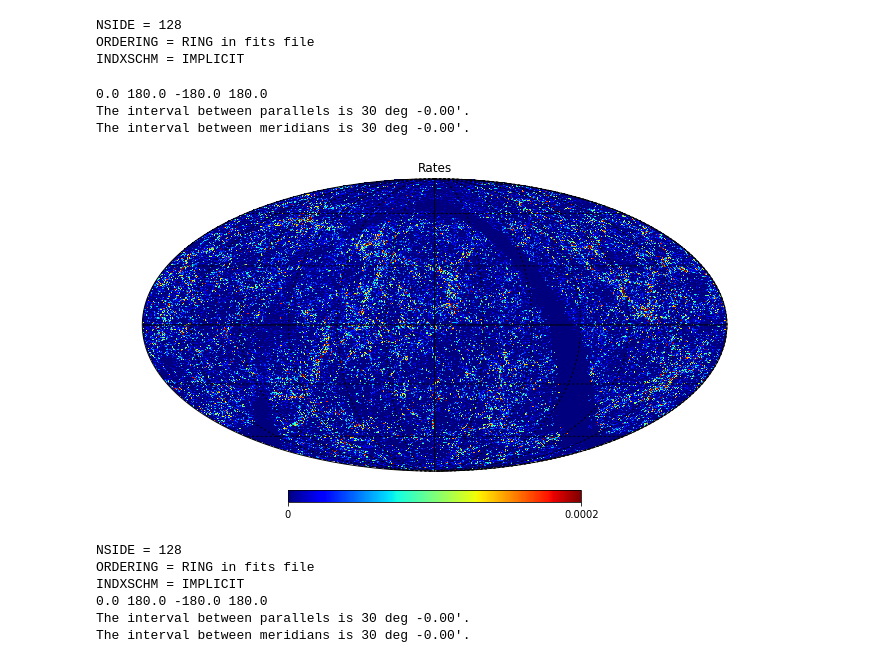
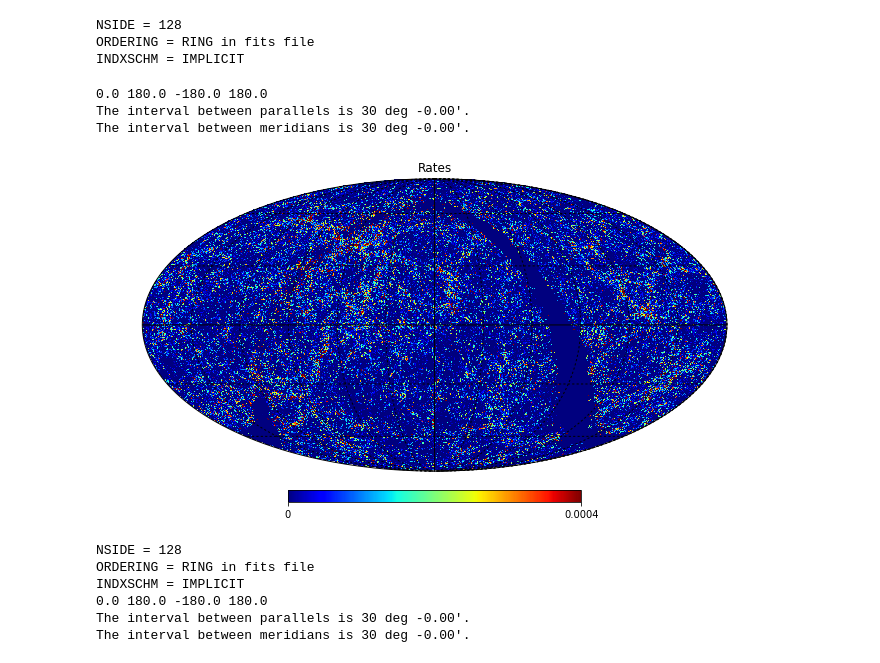
Before and after one commit to kperezsa/BNS-MergerRates, a Jupyter notebook: LIGO probability maps.ipynb, the cells around one changed output. Saved outputs shown, nothing was run; the diff lists cells and outputs as text; code cells hidden in the pictures.

```diff
--- a/LIGO probability maps.ipynb
+++ b/LIGO probability maps.ipynb
@@ -98,13 +116,13 @@ NSIDE = 128
 ORDERING = RING in fits file
 INDXSCHM = IMPLICIT
 # %%
-hp.mollview(rateMap, title="Rates",max=0.0002,cmap=cool_cmap,return_projected_map=True)
+hp.mollview(rateMap, title="Rates",max=0.0004,cmap=cool_cmap,return_projected_map=True)
 hp.graticule()
 # %% [output]
 0.0 180.0 -180.0 180.0
 The interval between parallels is 30 deg -0.00'.
 The interval between meridians is 30 deg -0.00'.
-[figure, old version]
+[figure, new version]
 # %%
 ######################## Creating maps for every month
 # %%
```
Also changed, not shown: parts of 3 cells of this notebook.
